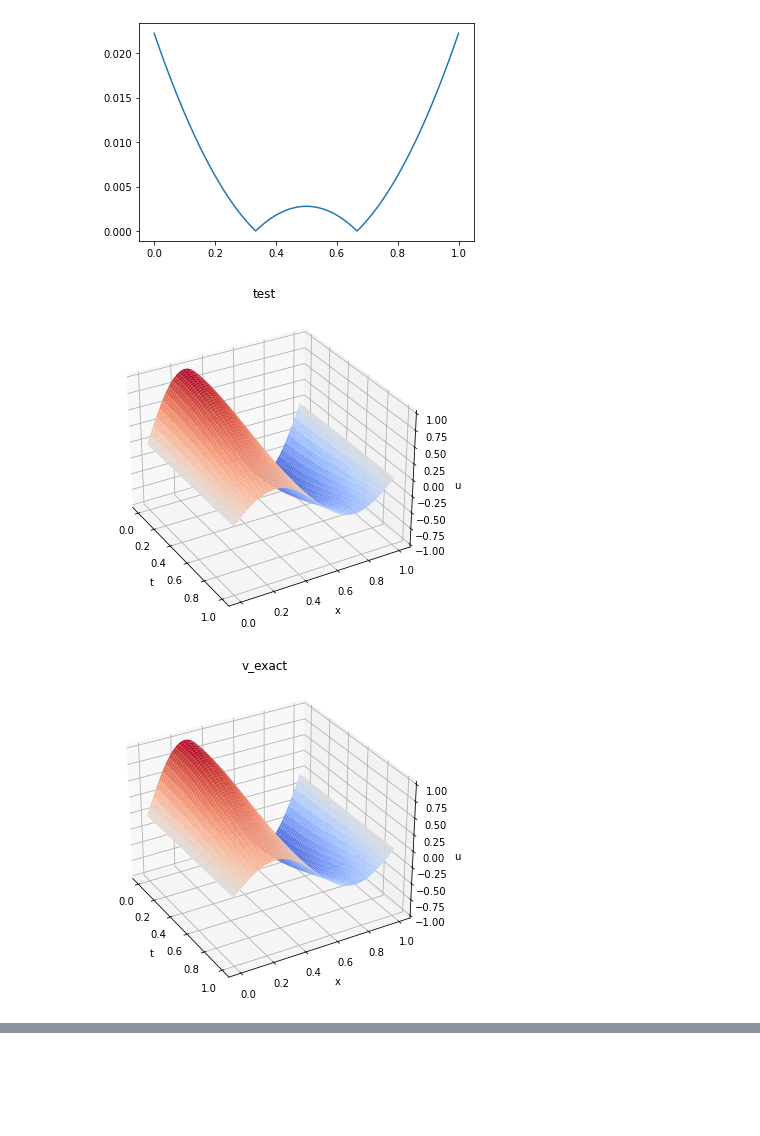
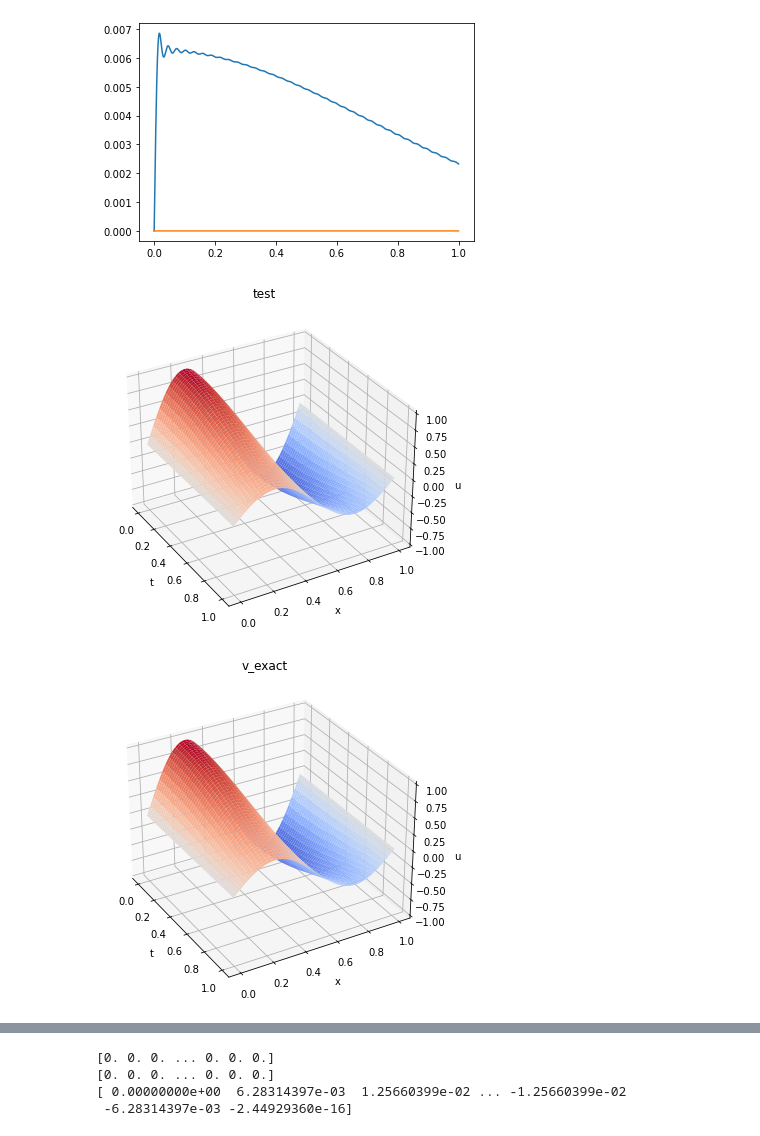
Before and after one commit to ulrikunneberg/numdiffprosj2, a Jupyter notebook: Gorms Big Dick Fil.ipynb, the cells around one changed output, grey strips where cells are left out. Saved outputs shown, nothing was run; the diff lists cells and outputs as text; code cells hidden in the pictures; blank space fills up the shorter version.

```diff
--- a/Gorms Big Dick Fil.ipynb
+++ b/Gorms Big Dick Fil.ipynb
@@ -97,37 +108,35 @@ def LAX_Wenderoff(M, T, N, u_init, u_bc):
 # %%
 T=1
 M=1000
 N=10000
 
-test, testx, testt, CFL=LAX_Wenderoff(M, T, N, init_test, bc_test)
+test, testx, testt, CFL=LAX_Wendroff(M, T, N, init_test, bc_test)
 
 #noRHS, noRHSx, noRHSt, noRHSCFL=LAX_Wenderoff(M, T, N, init_noRHS, bc_test)
 
-#print(noRHSCFL)
-
 #plot_solutionTest(noRHS, ,title="Solution")
 
-#plt.figure()
-#plt.title("Solution at different x values")
-#plt.plot(noRHS[0, :], label="Init")
-#plt.plot(noRHS[25, :])
-#plt.plot(noRHS[50, :])
-#plt.plot(noRHS[75, :])
-#plt.plot(noRHS[100, :], label = "last")
-#plt.legend()
-#plt.show()
 
-plot_solutionTest(test, angle=-30, title="test")
+
 
 xxx=np.linspace(0, 1, M+1)
 ttt=np.linspace(0, T, N+1)
 tt, xx = np.meshgrid(ttt,xxx)
 v_exact = v_exact_func(tt,xx)
 
+plt.figure()
+plt.plot(ttt,test[0,:])
+plt.plot(ttt,v_exact[0,:])
+plt.show()
+
+plot_solutionTest(test, angle=-30, title="test")
+
+plot_solutionTest(v_exact, angle=-30, title="v_exact")
 
 
-plot_solutionTest(v_exact, angle=-30, title="v_exact")
+comp = test-v_exact
+plot_solutionTest(comp, angle=-10 )
 # %% [output]
-[figure, old version]
+[figure, new version]
 [figure]
 [figure]
@@ -133,0 +144,16 @@ plot_solutionTest(v_exact, angle=-30, title="v_exact")
+# %%
+t=np.linspace(0, T, N+1)
+p = v_exact_func(t, 0)
+
+
+x=np.linspace(0, 1, M+1)
+
+U=np.zeros((M+1, N+1))
+print(p)
+print(bc_test(t))
+print(init_test(x))
+# %% [output]
+[0. 0. 0. ... 0. 0. 0.]
+[0. 0. 0. ... 0. 0. 0.]
+[ 0.00000000e+00  6.28314397e-03  1.25660399e-02 ... -1.25660399e-02
+ -6.28314397e-03 -2.44929360e-16]
```
Also changed, not shown: parts of 3 cells of this notebook.
